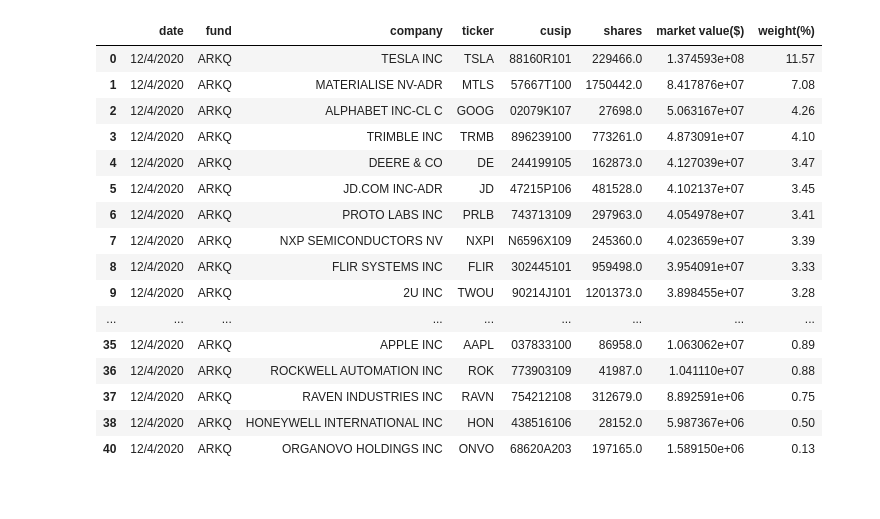
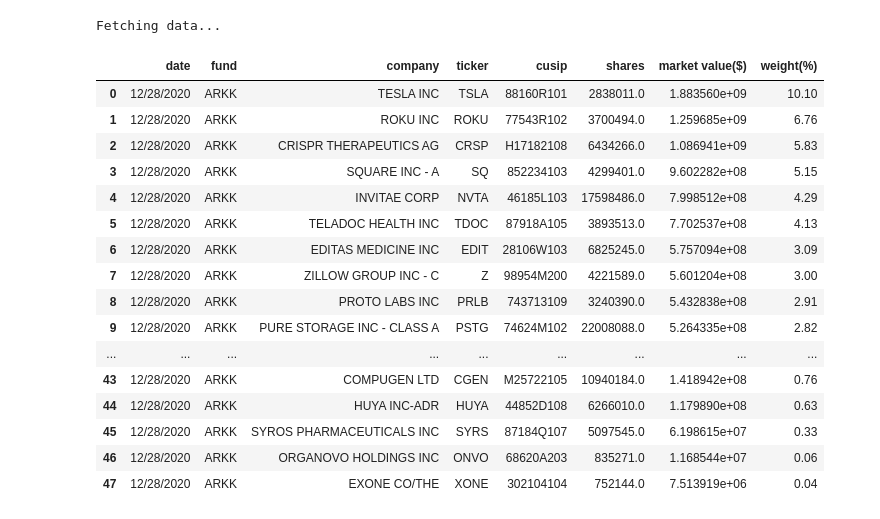
Before and after one commit to ochsec/arktracker, a Jupyter notebook: notebooks/ARKQ.ipynb, the cells around one changed output. Cells and saved outputs as stored; diff of their text form; code cells hidden in the pictures.

```diff
--- a/notebooks/ARKQ.ipynb
+++ b/notebooks/ARKQ.ipynb
@@ -1,28 +0,0 @@
-# %%
-import pandas as pd
-import requests
-import io
-
-url = "https://ark-funds.com/wp-content/fundsiteliterature/csv/ARK_AUTONOMOUS_TECHNOLOGY_&_ROBOTICS_ETF_ARKQ_HOLDINGS.csv"
-r = requests.get(url)
-data = r.content.decode('utf8')
-df = pd.read_csv(io.StringIO(data))
-df.dropna(how='any')
-# %% [output]
-|  | date | fund | company | ticker | cusip | shares | market value($) | weight(%) |
-| 0 | 12/4/2020 | ARKQ | TESLA INC | TSLA | 88160R101 | 229466.0 | 1.374593e+08 | 11.57 |
-| 1 | 12/4/2020 | ARKQ | MATERIALISE NV-ADR | MTLS | 57667T100 | 1750442.0 | 8.417876e+07 | 7.08 |
-| 2 | 12/4/2020 | ARKQ | ALPHABET INC-CL C | GOOG | 02079K107 | 27698.0 | 5.063167e+07 | 4.26 |
-| 3 | 12/4/2020 | ARKQ | TRIMBLE INC | TRMB | 896239100 | 773261.0 | 4.873091e+07 | 4.10 |
-| 4 | 12/4/2020 | ARKQ | DEERE & CO | DE | 244199105 | 162873.0 | 4.127039e+07 | 3.47 |
-| 5 | 12/4/2020 | ARKQ | JD.COM INC-ADR | JD | 47215P106 | 481528.0 | 4.102137e+07 | 3.45 |
-| 6 | 12/4/2020 | ARKQ | PROTO LABS INC | PRLB | 743713109 | 297963.0 | 4.054978e+07 | 3.41 |
-| 7 | 12/4/2020 | ARKQ | NXP SEMICONDUCTORS NV | NXPI | N6596X109 | 245360.0 | 4.023659e+07 | 3.39 |
-| 8 | 12/4/2020 | ARKQ | FLIR SYSTEMS INC | FLIR | 302445101 | 959498.0 | 3.954091e+07 | 3.33 |
-| 9 | 12/4/2020 | ARKQ | 2U INC | TWOU | 90214J101 | 1201373.0 | 3.898455e+07 | 3.28 |
-| ... | ... | ... | ... | ... | ... | ... | ... | ... |
-| 35 | 12/4/2020 | ARKQ | APPLE INC | AAPL | 037833100 | 86958.0 | 1.063062e+07 | 0.89 |
-| 36 | 12/4/2020 | ARKQ | ROCKWELL AUTOMATION INC | ROK | 773903109 | 41987.0 | 1.041110e+07 | 0.88 |
-| 37 | 12/4/2020 | ARKQ | RAVEN INDUSTRIES INC | RAVN | 754212108 | 312679.0 | 8.892591e+06 | 0.75 |
-| 38 | 12/4/2020 | ARKQ | HONEYWELL INTERNATIONAL INC | HON | 438516106 | 28152.0 | 5.987367e+06 | 0.50 |
-| 40 | 12/4/2020 | ARKQ | ORGANOVO HOLDINGS INC | ONVO | 68620A203 | 197165.0 | 1.589150e+06 | 0.13 |
@@ -28,0 +8,24 @@ df.dropna(how='any')
+# %%
+arkk = funds["ARKQ"]
+url = arkk['csv_url']
+df1 = fetch_current_holdings(url)
+df1
+# %% [output]
+Fetching data...
+|  | date | fund | company | ticker | cusip | shares | market value($) | weight(%) |
+| 0 | 12/28/2020 | ARKK | TESLA INC | TSLA | 88160R101 | 2838011.0 | 1.883560e+09 | 10.10 |
+| 1 | 12/28/2020 | ARKK | ROKU INC | ROKU | 77543R102 | 3700494.0 | 1.259685e+09 | 6.76 |
+| 2 | 12/28/2020 | ARKK | CRISPR THERAPEUTICS AG | CRSP | H17182108 | 6434266.0 | 1.086941e+09 | 5.83 |
+| 3 | 12/28/2020 | ARKK | SQUARE INC - A | SQ | 852234103 | 4299401.0 | 9.602282e+08 | 5.15 |
+| 4 | 12/28/2020 | ARKK | INVITAE CORP | NVTA | 46185L103 | 17598486.0 | 7.998512e+08 | 4.29 |
+| 5 | 12/28/2020 | ARKK | TELADOC HEALTH INC | TDOC | 87918A105 | 3893513.0 | 7.702537e+08 | 4.13 |
+| 6 | 12/28/2020 | ARKK | EDITAS MEDICINE INC | EDIT | 28106W103 | 6825245.0 | 5.757094e+08 | 3.09 |
+| 7 | 12/28/2020 | ARKK | ZILLOW GROUP INC - C | Z | 98954M200 | 4221589.0 | 5.601204e+08 | 3.00 |
+| 8 | 12/28/2020 | ARKK | PROTO LABS INC | PRLB | 743713109 | 3240390.0 | 5.432838e+08 | 2.91 |
+| 9 | 12/28/2020 | ARKK | PURE STORAGE INC - CLASS A | PSTG | 74624M102 | 22008088.0 | 5.264335e+08 | 2.82 |
+| ... | ... | ... | ... | ... | ... | ... | ... | ... |
+| 43 | 12/28/2020 | ARKK | COMPUGEN LTD | CGEN | M25722105 | 10940184.0 | 1.418942e+08 | 0.76 |
+| 44 | 12/28/2020 | ARKK | HUYA INC-ADR | HUYA | 44852D108 | 6266010.0 | 1.179890e+08 | 0.63 |
+| 45 | 12/28/2020 | ARKK | SYROS PHARMACEUTICALS INC | SYRS | 87184Q107 | 5097545.0 | 6.198615e+07 | 0.33 |
+| 46 | 12/28/2020 | ARKK | ORGANOVO HOLDINGS INC | ONVO | 68620A203 | 835271.0 | 1.168544e+07 | 0.06 |
+| 47 | 12/28/2020 | ARKK | EXONE CO/THE | XONE | 302104104 | 752144.0 | 7.513919e+06 | 0.04 |
```
Also changed, not shown: parts of 2 cells of this notebook, 26 other files.
